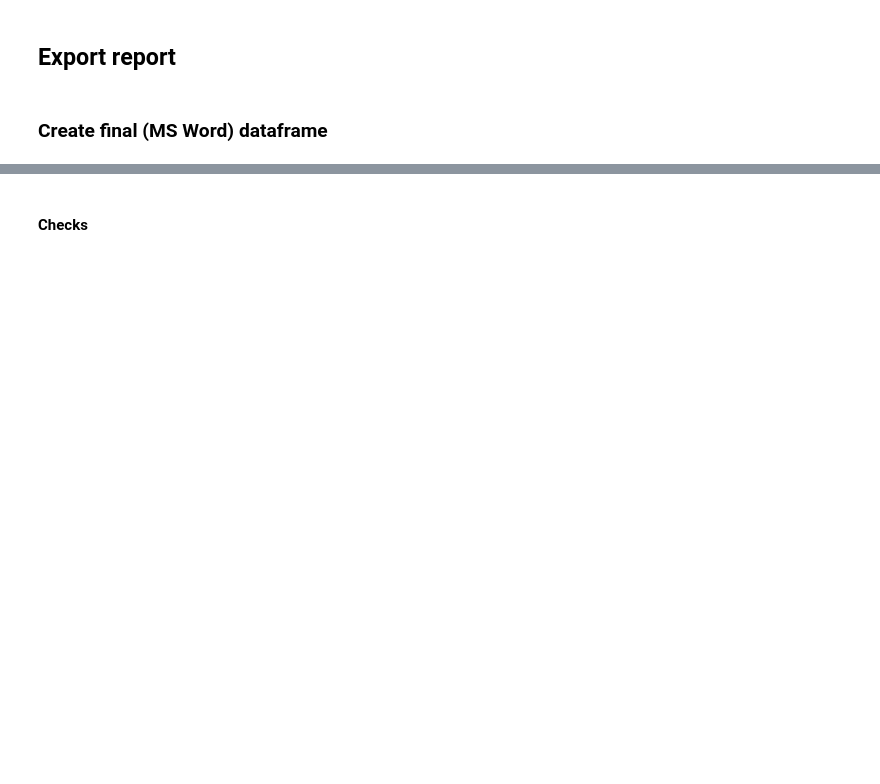
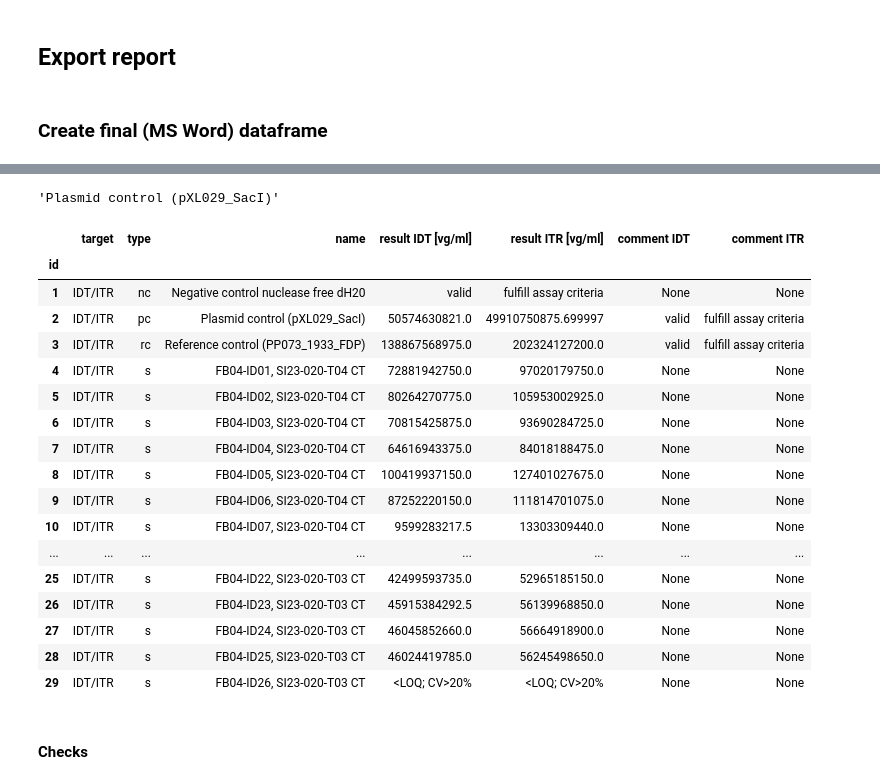
Before and after one commit to igicerovsky/pcr-report, a Jupyter notebook: pcrep.ipynb, the cells around one changed output, grey strips where cells are left out. Cells and saved outputs as stored; diff of their text form; code cells hidden in the pictures; blank space fills up the shorter version.

```diff
--- a/pcrep.ipynb
+++ b/pcrep.ipynb
@@ -26,5 +43,5 @@ df
 INPUT_CONCENTRATION_DATA = BASE_FILEPATH + '_conc.csv'
 df_conc = pd.read_csv(INPUT_CONCENTRATION_DATA, sep=";", decimal=',')
 
-df_conc.set_index(['sample_id'], inplace=True)
+df_conc.set_index([SAMPLE_ID_NAME], inplace=True)
 df_conc
@@ -102,8 +187,8 @@ mlmts['Lower [vg/μl]']
 # %%
 dfi = df.copy()
 dfi.reset_index(inplace=True)
-dfi.rename(columns={'Sample description 1': 'sample_id'}, inplace=True)
-dfi.set_index(['sample_id', 'Target', 'Well'], inplace=True)
+dfi.rename(columns={'Sample description 1': SAMPLE_ID_NAME}, inplace=True)
+dfi.set_index([SAMPLE_ID_NAME, 'Target', 'Well'], inplace=True)
 dfi.sort_index(inplace=True)
 dfi.sort_index(axis=1)
 dfi.drop(['Sample description 2', 'Sample description 3', 'Sample description 4',
@@ -322,6 +500,8 @@ tmps.index.get_level_values('Target').unique()
 # %%
-tmps.index.get_level_values('sample_id').unique()[0]
+tmps.index.get_level_values(SAMPLE_ID_NAME).unique()[0]
 tmps['Sample'].array[0]
+# %% [output]
+'Plasmid control (pXL029_SacI)'
 # %%
 from functools import reduce
 
@@ -382,7 +562,7 @@ def isvalid_prs(s):
 def process_sample(s):
     targets = s.index.get_level_values('Target').unique()
     target = '/'.join(targets)
-    id = int(s.index.get_level_values('sample_id').unique()[0])
+    id = int(s.index.get_level_values(SAMPLE_ID_NAME).unique()[0])
     stype = s['sample type'].array[0]
     dc = {'id': id,
           'target': target,
@@ -395,33 +575,52 @@ def process_sample(s):
         kc = f'comment {t}'
         if stype == 'nc':
             v = isvalid_nc(s.loc[idxs[:, [t], :], :])
             if not v[0]:
                 comment = DC_CONTROLS[t][v[0]] + '; ' + v[2]
             # else:
             #     comment = DC_CONTROLS[t][v[0]]
         elif stype == 'pc' or stype == 'rc':
             v = isvalid_prs(s.loc[idxs[:, [t], :], :])
             comment = DC_CONTROLS[t][v[0]]
         elif stype == 's':
             v = isvalid_prs(s.loc[idxs[:, [t], :], :])
             if not v[0]:
                 v = (v[0], v[2])
         dc[k] = v[1]
         dc[kc] = comment
     return dc
 
 
 dff = pd.DataFrame()
 for n in samples:
     s = get_sample(dfc, n)
     r = process_sample(s)
     dff = pd.concat([dff, pd.DataFrame([r])], ignore_index=True)
 dff.set_index(['id'], inplace=True)
 
 col_order = ['target', 'type', 'name', 'result IDT [vg/ml]',
              'result ITR [vg/ml]', 'comment IDT', 'comment ITR']
 dff = dff.loc[:, col_order]
 display(dff)
+# %% [output]
+|  | target | type | name | result IDT [vg/ml] | result ITR [vg/ml] | comment IDT | comment ITR |
+| id |  |  |  |  |  |  |  |
+| 1 | IDT/ITR | nc | Negative control nuclease free dH20 | valid | fulfill assay criteria | None | None |
+| 2 | IDT/ITR | pc | Plasmid control (pXL029_SacI) | 50574630821.0 | 49910750875.699997 | valid | fulfill assay criteria |
+| 3 | IDT/ITR | rc | Reference control (PP073_1933_FDP) | 138867568975.0 | 202324127200.0 | valid | fulfill assay criteria |
+| 4 | IDT/ITR | s | FB04-ID01, SI23-020-T04 CT | 72881942750.0 | 97020179750.0 | None | None |
+| 5 | IDT/ITR | s | FB04-ID02, SI23-020-T04 CT | 80264270775.0 | 105953002925.0 | None | None |
+| 6 | IDT/ITR | s | FB04-ID03, SI23-020-T04 CT | 70815425875.0 | 93690284725.0 | None | None |
+| 7 | IDT/ITR | s | FB04-ID04, SI23-020-T04 CT | 64616943375.0 | 84018188475.0 | None | None |
+| 8 | IDT/ITR | s | FB04-ID05, SI23-020-T04 CT | 100419937150.0 | 127401027675.0 | None | None |
+| 9 | IDT/ITR | s | FB04-ID06, SI23-020-T04 CT | 87252220150.0 | 111814701075.0 | None | None |
+| 10 | IDT/ITR | s | FB04-ID07, SI23-020-T04 CT | 9599283217.5 | 13303309440.0 | None | None |
+| ... | ... | ... | ... | ... | ... | ... | ... |
+| 25 | IDT/ITR | s | FB04-ID22, SI23-020-T03 CT | 42499593735.0 | 52965185150.0 | None | None |
+| 26 | IDT/ITR | s | FB04-ID23, SI23-020-T03 CT | 45915384292.5 | 56139968850.0 | None | None |
+| 27 | IDT/ITR | s | FB04-ID24, SI23-020-T03 CT | 46045852660.0 | 56664918900.0 | None | None |
+| 28 | IDT/ITR | s | FB04-ID25, SI23-020-T03 CT | 46024419785.0 | 56245498650.0 | None | None |
+| 29 | IDT/ITR | s | FB04-ID26, SI23-020-T03 CT | <LOQ; CV>20% | <LOQ; CV>20% | None | None |
 # %%
 # Create a Pandas Excel writer using XlsxWriter as the engine.
 writer = pd.ExcelWriter(
```
Also changed, not shown: parts of 22 cells of this notebook, 5 other files.
